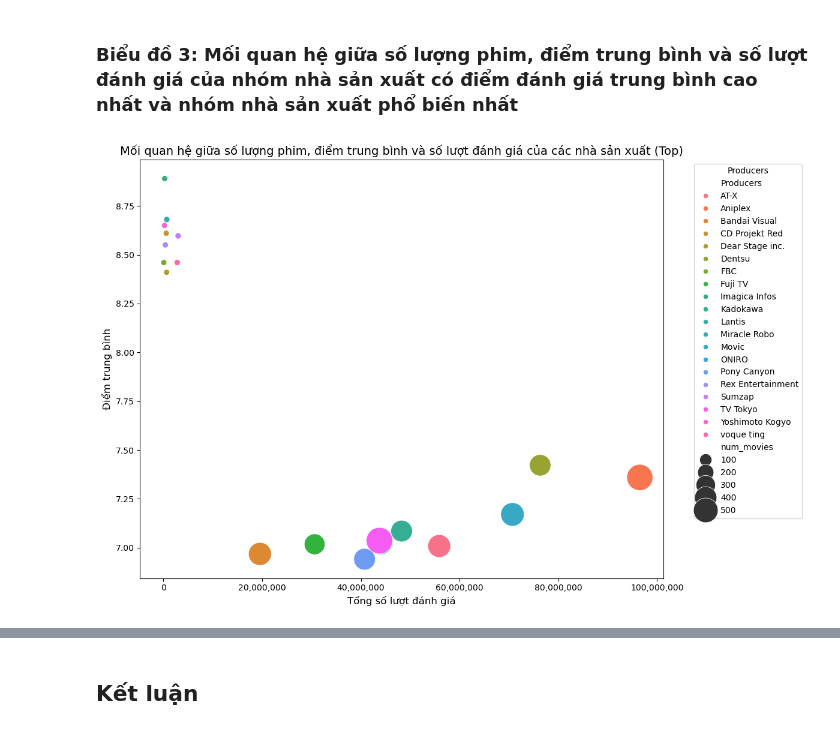
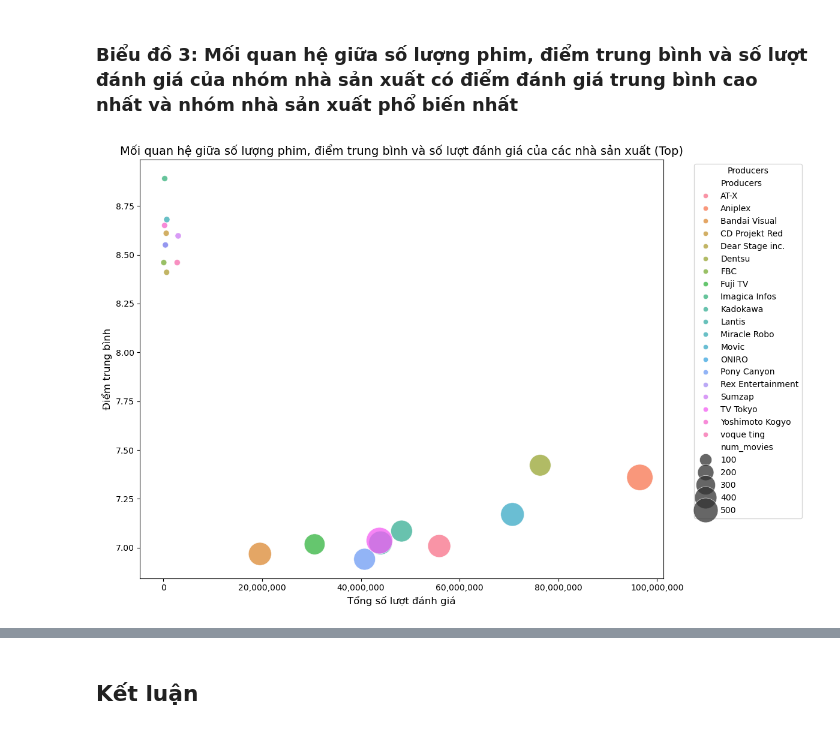
Before and after one commit to V1nk4n/Intro2DS_FinalProject, a Jupyter notebook: data_questions/question_thienanta1501_2.ipynb, the cells around one changed output, grey strips where cells are left out. Drawn from its saved outputs; the diff is of its cells as text; code cells hidden in the pictures.

```diff
--- a/data_questions/question_thienanta1501_2.ipynb
+++ b/data_questions/question_thienanta1501_2.ipynb
@@ -200,32 +225,33 @@ producers_stats = filtered_df.groupby('Producers').agg(
 
 # Vẽ biểu đồ Bubble Plot
 plt.figure(figsize=(12, 8))
 bubble_plot = sns.scatterplot(
     data=producers_stats,
     x='total_reviews',
     y='avg_score',
     size='num_movies',
     sizes=(50, 1000),
     hue='Producers',
     palette=sns.color_palette("husl", len(producers_stats)),
-    legend='brief'
+    legend='brief',
+    alpha=0.75
 )
 
 # Tùy chỉnh tiêu đề và nhãn
 plt.title('Mối quan hệ giữa số lượng phim, điểm trung bình và số lượt đánh giá của các nhà sản xuất (Top)', fontsize=14)
 plt.xlabel('Tổng số lượt đánh giá', fontsize=12)
 plt.ylabel('Điểm trung bình', fontsize=12)
 
 # Định dạng trục x để hiển thị rõ số lớn
 ax = plt.gca()
 ax.xaxis.set_major_formatter(ticker.FuncFormatter(lambda x, _: f'{int(x):,}'))  # Thêm dấu phẩy ngăn cách hàng nghìn
 
 # Cấu hình legend
 handles, labels = bubble_plot.get_legend_handles_labels()
 plt.legend(handles=handles, labels=labels, title='Producers', bbox_to_anchor=(1.05, 1), loc='upper left', fontsize=10)
 
 # Tinh chỉnh bố cục
 plt.tight_layout()
 plt.show()
 # %% [output]
-[figure, old version]
+[figure, new version]
```
Also changed, not shown: parts of 4 cells of this notebook.
